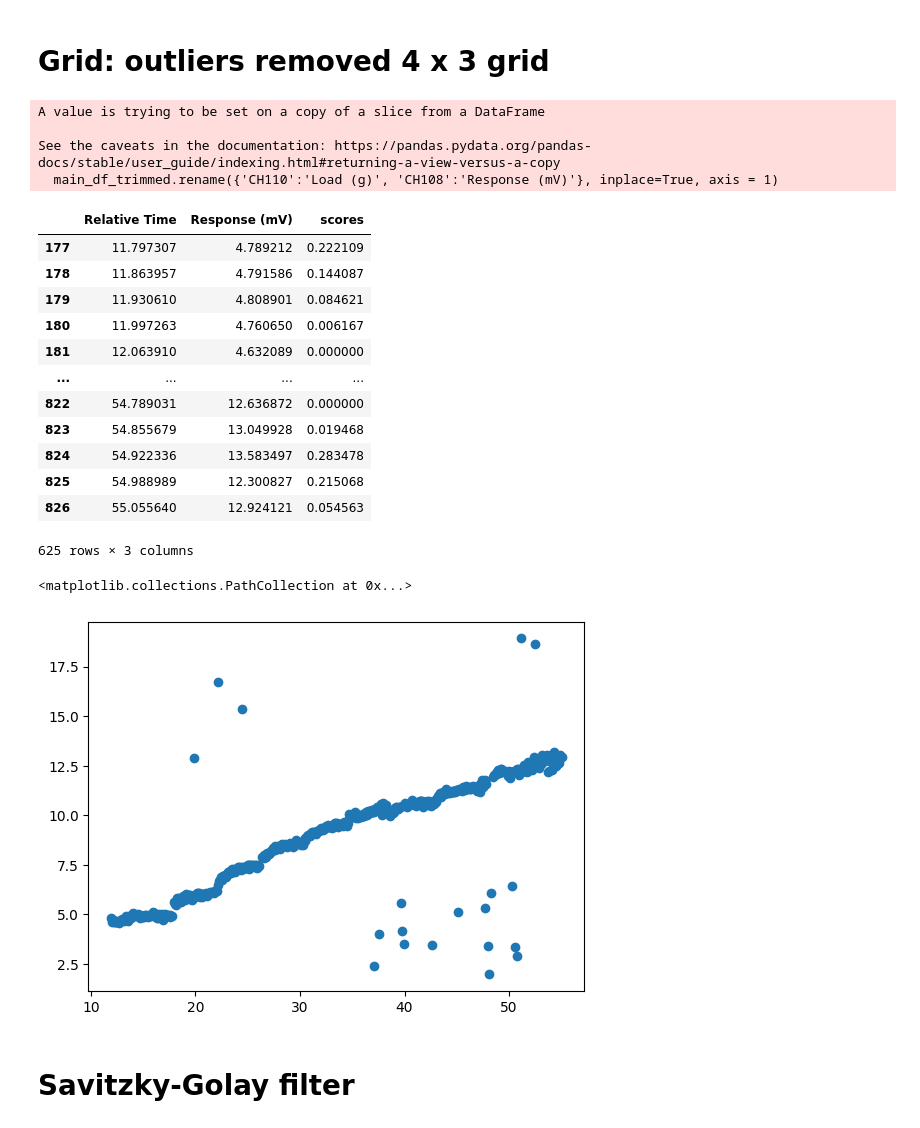
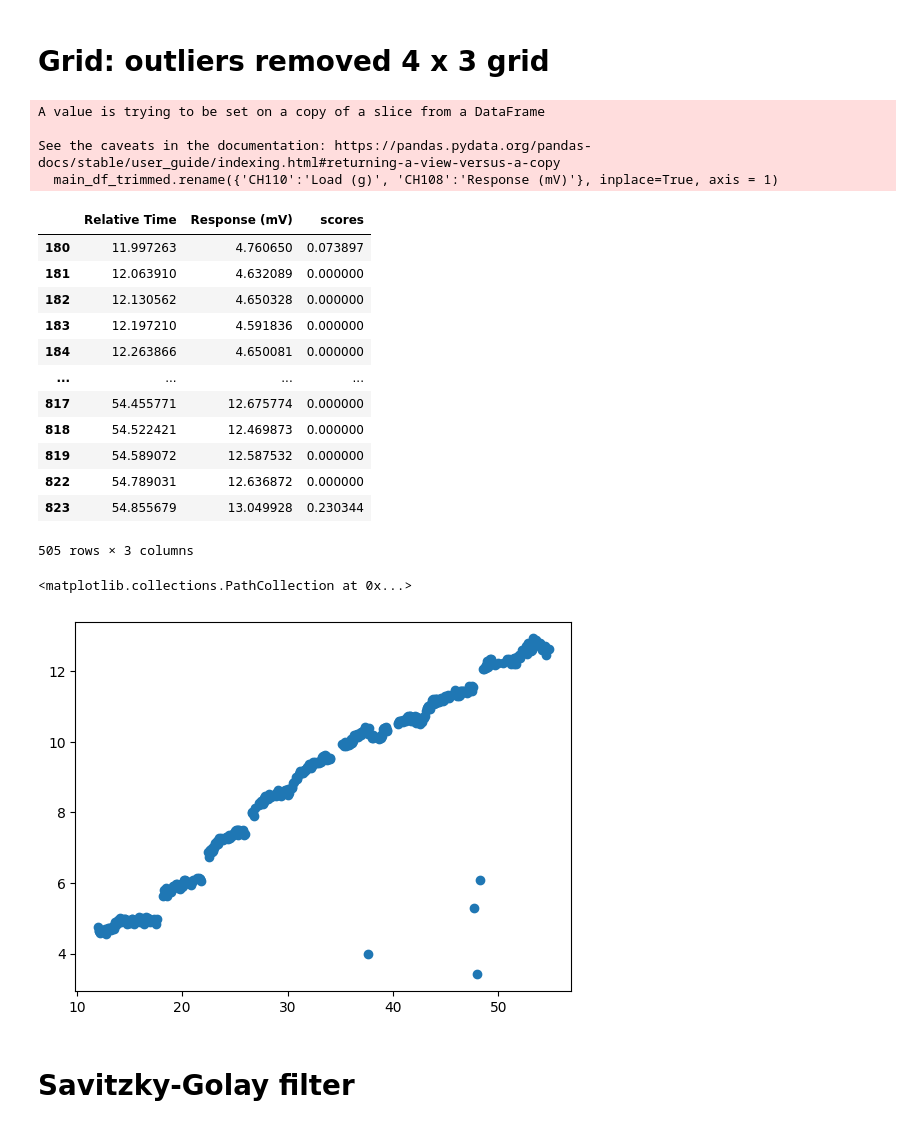
Before and after one commit to asennain/pvc-gels, a Jupyter notebook: machine_learning/MSIPP Data Processing.ipynb, the cells around one changed output. Drawn from its saved outputs; the diff is of its cells as text; code cells hidden in the pictures.

```diff
--- a/machine_learning/MSIPP Data Processing.ipynb
+++ b/machine_learning/MSIPP Data Processing.ipynb
@@ -208,35 +208,34 @@ See the caveats in the documentation: https://pandas.pydata.org/pandas-docs/stab
 # %%
 # Start with only one graph, then make grid
 fig, ax = plt.subplots()
 toy_data = trim_data('t3e1.csv').drop(columns='Load (g)')
-from PyNomaly import loop
-m = loop.LocalOutlierProbability(toy_data).fit()
+m = loop.LocalOutlierProbability(toy_data, extent=.25).fit()
 scores = m.local_outlier_probabilities
 toy_data['scores'] = scores.tolist()
 
 display(toy_data.query('scores < 0.5'))
 # ax.scatter(toy_data['Relative Time'], toy_data['Response (mV)'] )
-ax.scatter(toy_data.query('scores < 0.1')['Relative Time'], toy_data.query('scores < 0.1')['Response (mV)'] )
+ax.scatter(toy_data.query('scores < 0.2')['Relative Time'], toy_data.query('scores < 0.2')['Response (mV)'] )
 # %% [output]
 A value is trying to be set on a copy of a slice from a DataFrame
 
 See the caveats in the documentation: https://pandas.pydata.org/pandas-docs/stable/user_guide/indexing.html#returning-a-view-versus-a-copy
   main_df_trimmed.rename({'CH110':'Load (g)', 'CH108':'Response (mV)'}, inplace=True, axis = 1)
 |  | Relative Time | Response (mV) | scores |
-| 177 | 11.797307 | 4.789212 | 0.222109 |
-| 178 | 11.863957 | 4.791586 | 0.144087 |
-| 179 | 11.930610 | 4.808901 | 0.084621 |
-| 180 | 11.997263 | 4.760650 | 0.006167 |
+| 180 | 11.997263 | 4.760650 | 0.073897 |
 | 181 | 12.063910 | 4.632089 | 0.000000 |
+| 182 | 12.130562 | 4.650328 | 0.000000 |
+| 183 | 12.197210 | 4.591836 | 0.000000 |
+| 184 | 12.263866 | 4.650081 | 0.000000 |
 | ... | ... | ... | ... |
+| 817 | 54.455771 | 12.675774 | 0.000000 |
+| 818 | 54.522421 | 12.469873 | 0.000000 |
+| 819 | 54.589072 | 12.587532 | 0.000000 |
 | 822 | 54.789031 | 12.636872 | 0.000000 |
-| 823 | 54.855679 | 13.049928 | 0.019468 |
-| 824 | 54.922336 | 13.583497 | 0.283478 |
-| 825 | 54.988989 | 12.300827 | 0.215068 |
-| 826 | 55.055640 | 12.924121 | 0.054563 |
+| 823 | 54.855679 | 13.049928 | 0.230344 |
-625 rows × 3 columns
+505 rows × 3 columns
 <matplotlib.collections.PathCollection at 0x...>
-[figure, old version]
+[figure, new version]
 # %% [markdown]
 # Savitzky-Golay filter
 # %%
```
Also changed, not shown: parts of 3 cells of this notebook.
